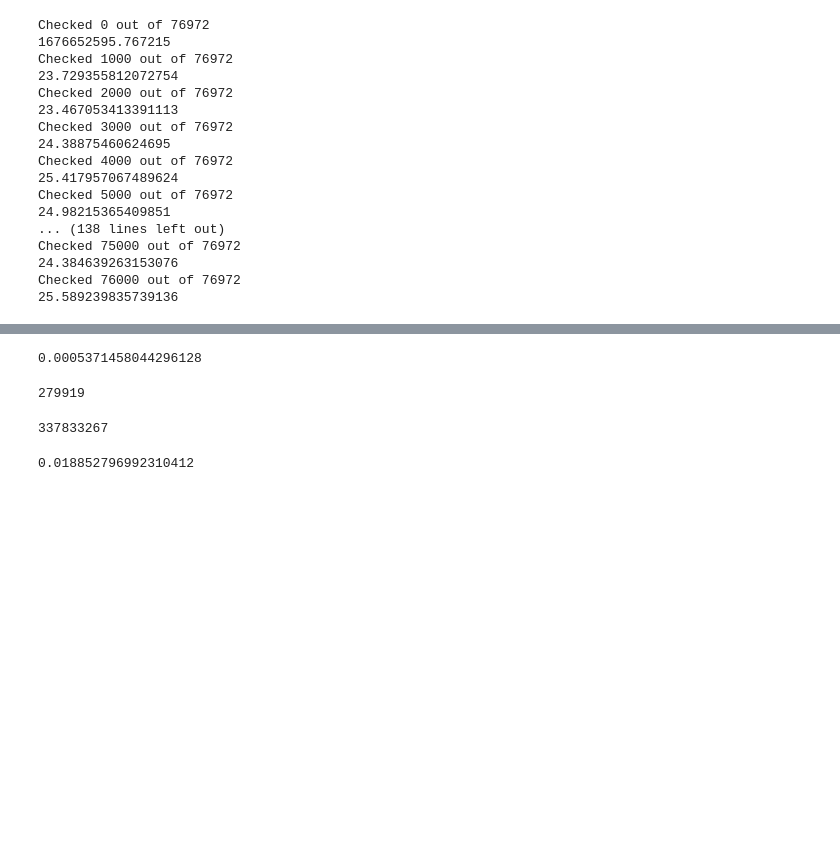
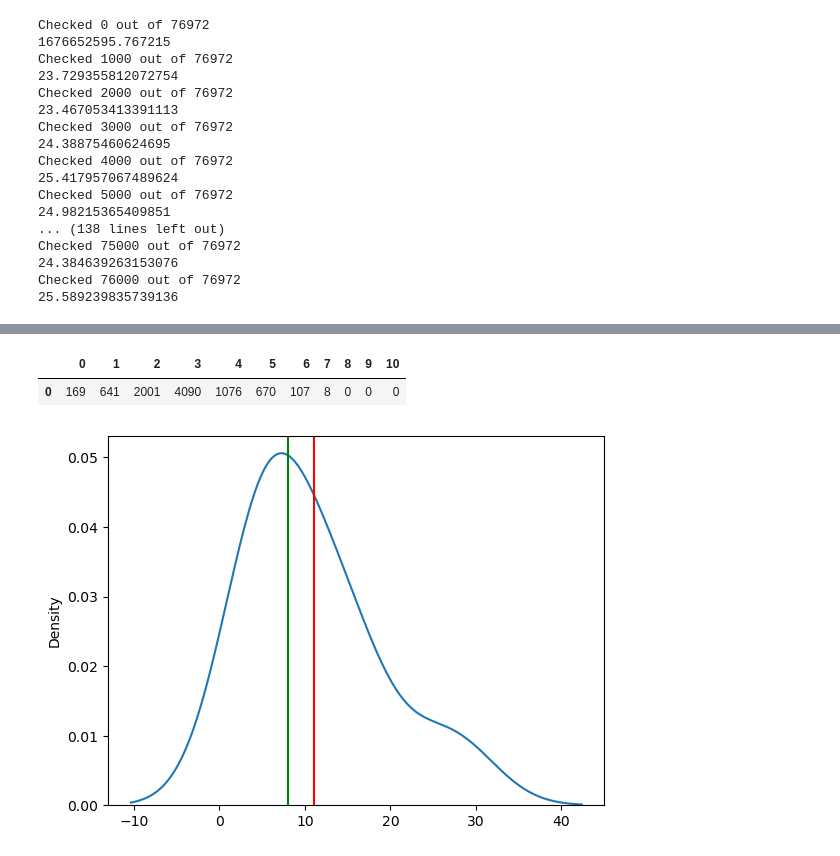
Before and after one commit to louis845/KaggleLearningEquality2023, a Jupyter notebook: tree_structure_generation_integrity_test.ipynb, the cells around one changed output, grey strips where cells are left out. Drawn from its saved outputs; the diff is of its cells as text; code cells hidden in the pictures; blank space fills up the shorter version.

```diff
--- a/tree_structure_generation_integrity_test.ipynb
+++ b/tree_structure_generation_integrity_test.ipynb
@@ -45,0 +94,4 @@ for channel in range(len(data_bert_tree_struct.topics_group[0]["group_ids"])):
+# %%
+locs = ~data_bert.fast_contains_multi(data_bert_tree_struct.topics_group_filtered[0]["groups"][0],
+                                             data_bert_tree_struct.topics_group_filtered[0]["group_filter_available"][0])
+data_bert_tree_struct.topics_group_filtered[0]["group_filter_available"][0][locs]
@@ -46,2 +116,31 @@ for channel in range(len(data_bert_tree_struct.topics_group[0]["group_ids"])):
 # %% [markdown]
 # Check if partition contents are correct
+# %%
+for level in range(len(data_bert_tree_struct.topic_trees_filtered_contents)):
+    klevel_ids = data_bert_tree_struct.topic_trees_filtered_contents[level]["topic_id_klevel"]
+    assert (klevel_ids[1:] - klevel_ids[:-1] < 0).sum() == 0
+
+    unique_ids = np.unique(klevel_ids)
+    for unique_id in unique_ids:
+        locs = klevel_ids == unique_id
+        res_cids = data_bert_tree_struct.topic_trees_filtered_contents[level]["content_id"][locs]
+        assert (res_cids[1:] - res_cids[:-1] < 0).sum() == 0
+
+    k = level
+
+    assert len(set(data_bert.topics["channel"].iloc[data_bert_tree_struct.topics_group_filtered[k]["group_ids"][
+        data_bert_tree_struct.topic_trees_filtered_contents_train[level]["topic_id_klevel"]]].unique()).difference(
+        set(data_bert.channel_components[0]))) == 0
+
+    assert len(set(data_bert.topics["channel"].iloc[data_bert_tree_struct.topics_group_filtered[k]["group_ids"][
+        data_bert_tree_struct.topic_trees_filtered_contents_test[level]["topic_id_klevel"]]].unique()).difference(
+        set(data_bert.test_data_channels))) == 0
+
+    assert (~data_bert.fast_contains_multi(data_bert_tree_struct.topics_group_filtered[level]["group_train_ids"],
+                                           data_bert_tree_struct.topic_trees_filtered_contents_train[level]["topic_id_klevel"])).sum()==0
+    assert (~data_bert.fast_contains_multi(data_bert_tree_struct.topics_group_filtered[level]["group_test_ids"],
+                                           data_bert_tree_struct.topic_trees_filtered_contents_test[level]["topic_id_klevel"])).sum()==0
+    assert (~data_bert.fast_contains_multi(data_bert.train_contents_num_id,
+                                         data_bert_tree_struct.topic_trees_filtered_contents_train[level]["content_id"])).sum()==0
+    assert (~data_bert.fast_contains_multi(data_bert.test_contents_num_id,
+                                         data_bert_tree_struct.topic_trees_filtered_contents_test[level]["content_id"])).sum()==0
@@ -168,22 +342,0 @@ print(len(data_bert.topics) * len(data_bert.contents))
-# %%
-6369102 / 11857305684
-# %% [output]
-0.0005371458044296128
-# %%
-data_bert.correlations["content_ids"].apply(lambda x: len(x.split())).sum()
-# %% [output]
-279919
-# %%
-total = 0
-for channel in data_bert.topics["channel"].unique():
-    cidx = data_bert.topics[(data_bert.topics["channel"] == channel) & data_bert.topics["has_content"]].index
-    content_ids = [content_id for content_list in list(data_bert.correlations.loc[cidx, "content_ids"]) for content_id in content_list.split()]
-    content_ids = set(content_ids)
-    total += len(set(content_ids)) * len(data_bert.topics[(data_bert.topics["channel"] == channel)].index)
-print(total)
-# %% [output]
-337833267
-# %%
-6369102 / 337833267
-# %% [output]
-0.018852796992310412
@@ -191,0 +343,19 @@ print(total)
+# %%
+groups = np.array([len(data_bert_tree_struct.topics_group_filtered[k]["group_ids"]) for k in range(len(data_bert_tree_struct.topics_group_filtered))])
+pd.DataFrame(data = np.expand_dims(groups, axis = 0))
+# %% [output]
+|  | 0 | 1 | 2 | 3 | 4 | 5 | 6 | 7 | 8 | 9 | 10 |
+| 0 | 169 | 641 | 2001 | 4090 | 1076 | 670 | 107 | 8 | 0 | 0 | 0 |
+# %%
+def plot_in_group_distribution(group):
+    group_sizes = [len(data_bert_tree_struct.topics_group_filtered[group]["groups"][k]) for k in range(len(data_bert_tree_struct.topics_group_filtered[group]["groups"]))]
+    group_sizes = np.array(group_sizes)
+    g = sns.kdeplot(group_sizes)
+    plt.axvline(np.mean(group_sizes), 0,1000000, color = "red")
+    plt.axvline(np.median(group_sizes), 0,1000000, color = "green")
+    # g.set(xlim=(0,30))
+    plt.show()
+# %%
+plot_in_group_distribution(7)
+# %% [output]
+[figure, added]
```
Also changed, not shown: parts of 19 cells of this notebook, 5 other files.
